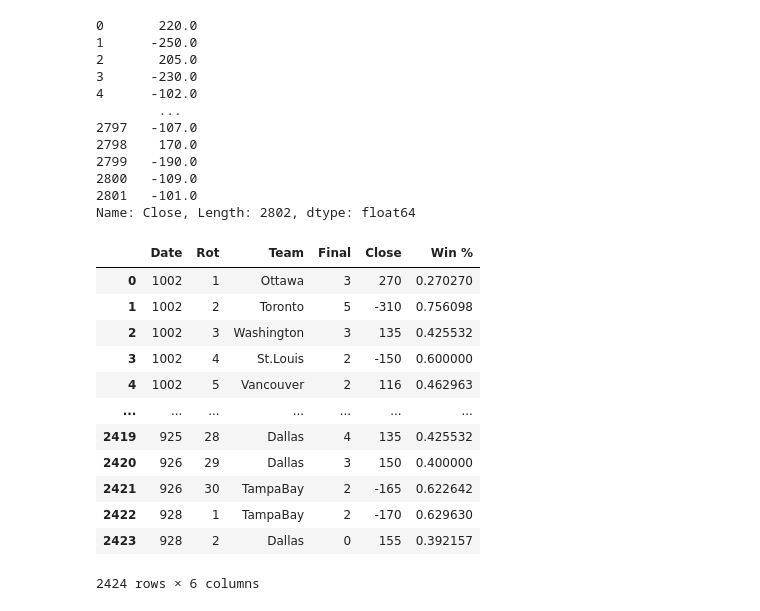
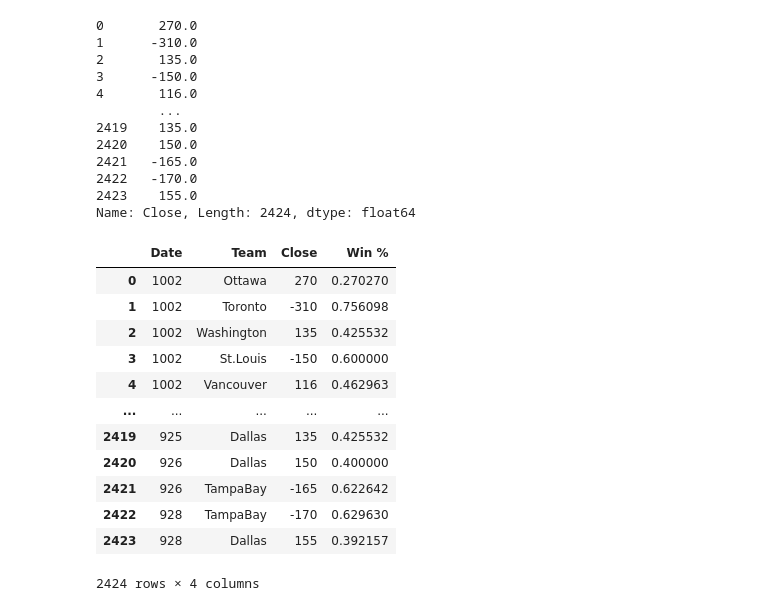
Before and after one commit to danmartin25/Hockey_Model, a Jupyter notebook: Betting Results.ipynb, the cells around one changed output. Drawn from its saved outputs; the diff is of its cells as text; code cells hidden in the pictures.

```diff
--- a/Betting Results.ipynb
+++ b/Betting Results.ipynb
@@ -39,9 +13,4 @@ nhl_lines_2122_raw = pd.read_csv('https://raw.githubusercontent.com/danmartin25/
 # %%
 #Reduce data for CLV of Sportsbooks
-nhl_lines_1920 = nhl_lines_1920_raw.loc[:,['Date','Rot','Team','Final','Close']]
-nhl_lines_21 = nhl_lines_21_raw.loc[:,['Date','Rot','Team','Final','Close']]
-nhl_lines_2122 = nhl_lines_2122_raw.loc[:,['Date','Rot','Team','Final','Close']]
-
-nhl_lines_1920.head()
-#nhl_lines_21.head()
-#nhl_lines_2122.head()
+nhl_lines_1920 = nhl_lines_1920_raw.loc[:,['Date','Team','Close']]
+#nhl_lines_1920.head()
@@ -55,54 +17,42 @@ nhl_lines_1920.head()
 # %%
 #Change Close column to float types
 nhl_lines_1920.Close.astype(float)
-nhl_lines_21.Close.astype(float)
-nhl_lines_2122.Close.astype(float)
 # %% [output]
-0       220.0
-1      -250.0
-2       205.0
-3      -230.0
-4      -102.0
+0       270.0
+1      -310.0
+2       135.0
+3      -150.0
+4       116.0
         ...
-2797   -107.0
-2798    170.0
-2799   -190.0
-2800   -109.0
-2801   -101.0
-Name: Close, Length: 2802, dtype: float64
+2419    135.0
+2420    150.0
+2421   -165.0
+2422   -170.0
+2423    155.0
+Name: Close, Length: 2424, dtype: float64
 # %%
 #Make a column for the vig of all teams
 
 #Make a condition for when Underdog Odds
 nhl_lines_1920.loc[nhl_lines_1920['Close'] >= 0, 'Win %'] = 1/((nhl_lines_1920['Close']/100)+1)
 #Make a condition for when Favorite odds
 nhl_lines_1920.loc[nhl_lines_1920['Close'] <= 0, 'Win %'] = 1/(1+(-100/nhl_lines_1920['Close']))
 
-#Make a condition for when Underdog Odds
-nhl_lines_21.loc[nhl_lines_21['Close'] >= 0, 'Win %'] = 1/((nhl_lines_21['Close']/100)+1)
-#Make a condition for when Favorite odds
-nhl_lines_21.loc[nhl_lines_21['Close'] <= 0, 'Win %'] = 1/(1+(-100/nhl_lines_21['Close']))
-
-#Make a condition for when Underdog Odds
-nhl_lines_2122.loc[nhl_lines_2122['Close'] >= 0, 'Win %'] = 1/((nhl_lines_2122['Close']/100)+1)
-#Make a condition for when Favorite odds
-nhl_lines_2122.loc[nhl_lines_2122['Close'] <= 0, 'Win %'] = 1/(1+(-100/nhl_lines_2122['Close']))
-
 nhl_lines_1920
 # %% [output]
-|  | Date | Rot | Team | Final | Close | Win % |
-| 0 | 1002 | 1 | Ottawa | 3 | 270 | 0.270270 |
-| 1 | 1002 | 2 | Toronto | 5 | -310 | 0.756098 |
-| 2 | 1002 | 3 | Washington | 3 | 135 | 0.425532 |
-| 3 | 1002 | 4 | St.Louis | 2 | -150 | 0.600000 |
-| 4 | 1002 | 5 | Vancouver | 2 | 116 | 0.462963 |
-| ... | ... | ... | ... | ... | ... | ... |
-| 2419 | 925 | 28 | Dallas | 4 | 135 | 0.425532 |
-| 2420 | 926 | 29 | Dallas | 3 | 150 | 0.400000 |
-| 2421 | 926 | 30 | TampaBay | 2 | -165 | 0.622642 |
-| 2422 | 928 | 1 | TampaBay | 2 | -170 | 0.629630 |
-| 2423 | 928 | 2 | Dallas | 0 | 155 | 0.392157 |
+|  | Date | Team | Close | Win % |
+| 0 | 1002 | Ottawa | 270 | 0.270270 |
+| 1 | 1002 | Toronto | -310 | 0.756098 |
+| 2 | 1002 | Washington | 135 | 0.425532 |
+| 3 | 1002 | St.Louis | -150 | 0.600000 |
+| 4 | 1002 | Vancouver | 116 | 0.462963 |
+| ... | ... | ... | ... | ... |
+| 2419 | 925 | Dallas | 135 | 0.425532 |
+| 2420 | 926 | Dallas | 150 | 0.400000 |
+| 2421 | 926 | TampaBay | -165 | 0.622642 |
+| 2422 | 928 | TampaBay | -170 | 0.629630 |
+| 2423 | 928 | Dallas | 155 | 0.392157 |
-2424 rows × 6 columns
+2424 rows × 4 columns
 # %%
 #Add column for Log Loss
 nhl_lines_1920['Log Loss'] = -np.log(1-(1-nhl_lines_1920['Win %']))
```
Also changed, not shown: parts of 22 cells of this notebook.
